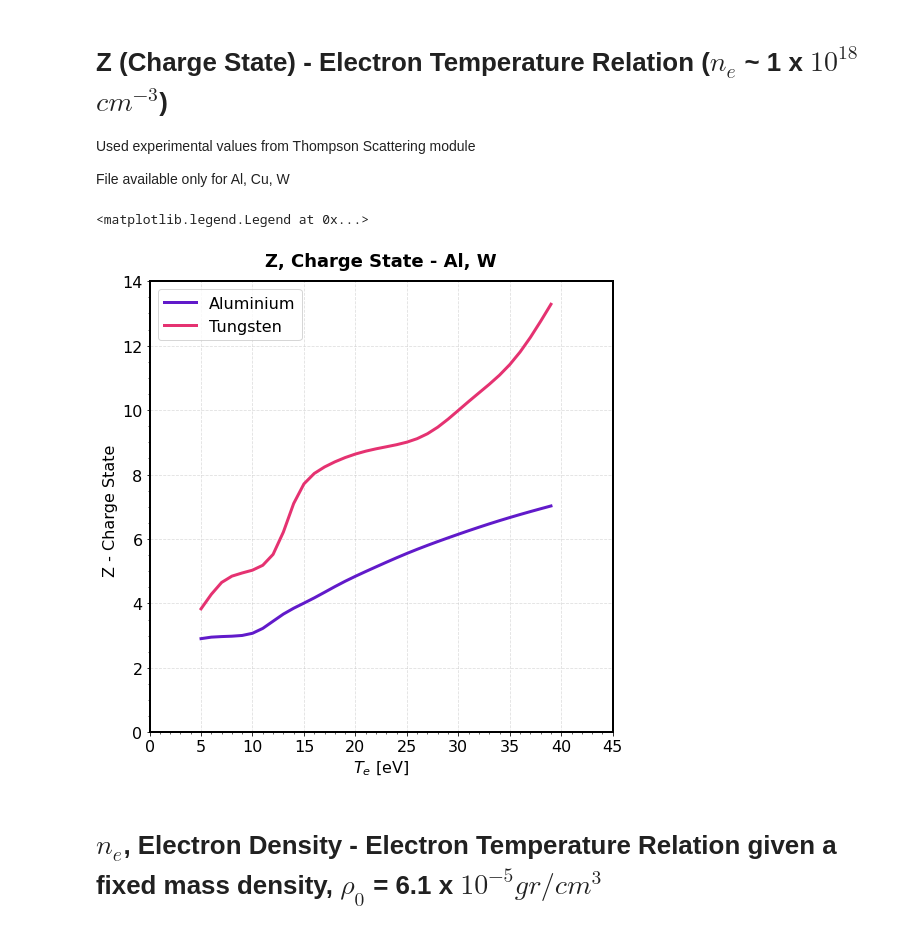
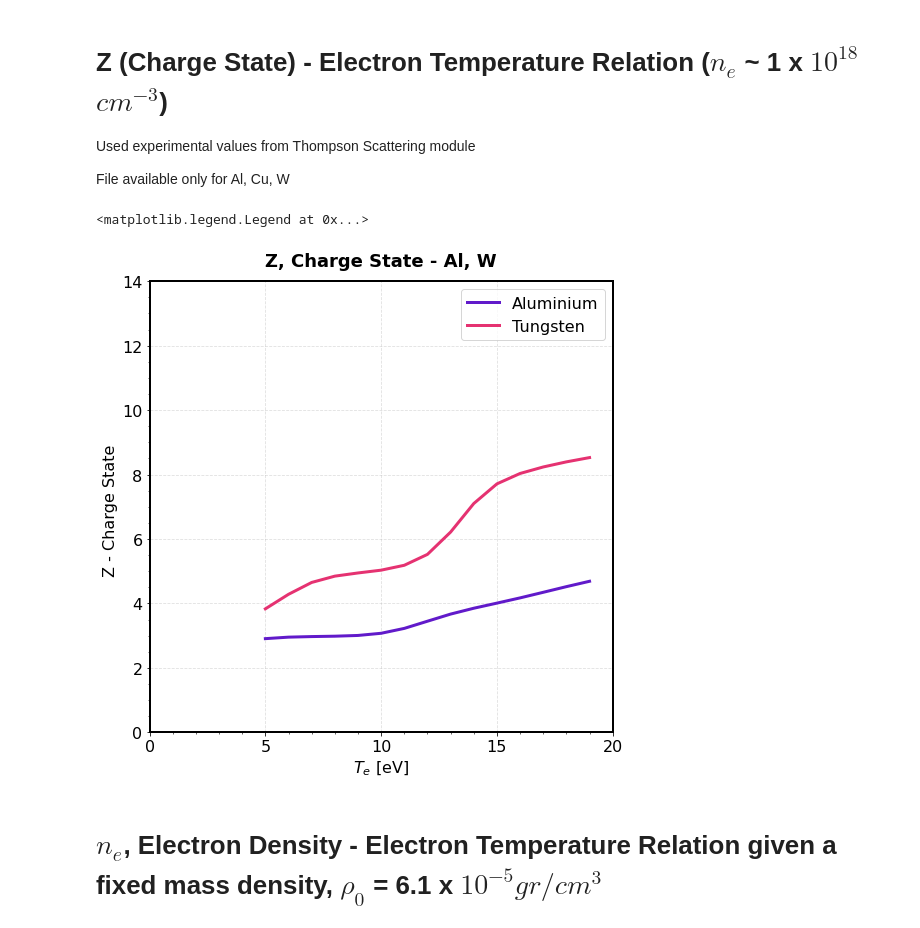
Before and after one commit to stemerlini/MagnetoRT, a Jupyter notebook: MagnetoRT.ipynb, the cells around one changed output. Saved outputs shown, nothing was run; the diff lists cells and outputs as text; code cells hidden in the pictures.

```diff
--- a/MagnetoRT.ipynb
+++ b/MagnetoRT.ipynb
@@ -338,7 +338,7 @@ File available only for Al, Cu, W
 # %%
 # DEFINE PLASMA
 # -------------------------------------------------------------------------------------
-Te      =    np.arange(5,40)       # electron temperature eV
+Te      =    np.arange(5,20)       # electron temperature eV
 
 al_flow = {'A':27, 'density': 1.3e-5, 'Te': Te , 'Ti': Te, 'V':5e6,  'L':0.2, 'Atw': 1, 'Zsrc': 'exp', 'B': 5}
 w_flow  = {'A':183,'density': 1.3e-5, 'Te': Te , 'Ti': Te, 'V':5e6,  'L':0.2, 'Atw': 1, 'Zsrc': 'exp', 'B': 5}
@@ -348,36 +348,36 @@ w   =   plasma(**w_flow)
 
 # PRETTY PLOT
 # --------------------------------------------------------------------------------------
 
 fig = plt.figure(figsize=(8.3,8.3))
 ax0 = fig.add_subplot()
 
 for axis in ['top','bottom','left','right']:
     ax0.spines[axis].set_linewidth(2)
 
 ax0.plot(Te, al.Z, lw = '3', color = '#611ACA',label='Aluminium')
 ax0.plot(Te, w.Z,  lw = '3', color = '#E53271',label='Tungsten')
 
 ax0.set_title('Z, Charge State - Al, W', fontsize = 18,  weight = 'bold', pad = "15")
 
 ax0.set_ylim([0,14])
-ax0.set_xlim([0,45])
-ax0.set_xticks(np.arange(0,46,5))
+ax0.set_xlim([0,20])
+ax0.set_xticks(np.arange(0,20.1,5))
 ax0.set_yticks(np.arange(0,14.1,2))
 
 # Plot Properties
 ax0.tick_params(labelsize=16)
 ax0.grid(True, linestyle='--', alpha = 0.4)
 
 ax0.set_xlabel(r'$T_e$ [eV]', fontsize=16)
 ax0.set_ylabel(r'Z - Charge State ', fontsize=16)
 ax0.minorticks_on()
 ax0.legend(loc = 'best', fontsize = 16)
 
 # plt.savefig('ChargeStateExperimentalValuesSameMassDensity.png', dpi=330)
 # %% [output]
 <matplotlib.legend.Legend at 0x...>
-[figure, old version]
+[figure, new version]
 # %% [markdown]
 # $n_e$, Electron Density - Electron Temperature Relation given a fixed mass density, $\rho_0$ = 6.1 x $10^{-5} gr/cm^3$
 # %%
```
